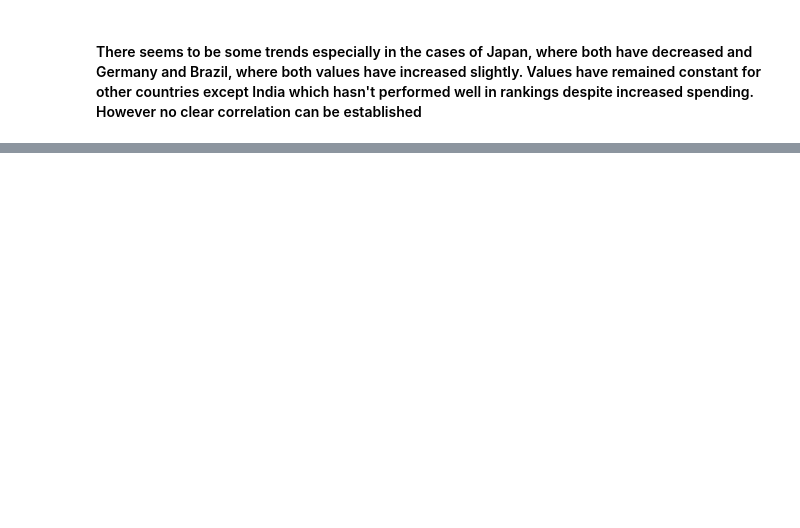
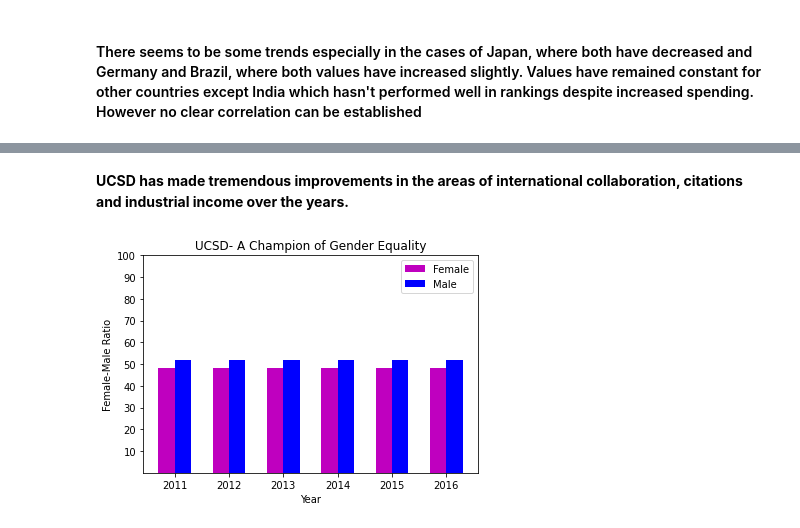
Before and after one commit to aarthy-22/ece-143, a Jupyter notebook: notebook/university_ranking_analysis.ipynb, the cells around one changed output, grey strips where cells are left out. Cells and saved outputs as stored; diff of their text form; code cells hidden in the pictures; blank space fills up the shorter version.

```diff
--- a/notebook/university_ranking_analysis.ipynb
+++ b/notebook/university_ranking_analysis.ipynb
@@ -148,0 +185,22 @@ alt.hconcat(chart1, chart2).configure_axis(
+# %% [markdown]
+**UCSD has made tremendous improvements in the areas of international collaboration, citations and industrial income over the years.**
+# %%
+index=np.arange(2011,2017)
+bar_width=0.3
+fig, ax = plt.subplots()
+female = ax.bar(index,ucsd_details['female_male_ratio'].str.split(":").str[0].astype(int) , bar_width,color='m',
+                label="Female")
+
+male = ax.bar(index+bar_width,ucsd_details['female_male_ratio'].str.split(":").str[1].astype(int),
+                 bar_width, color='b',label="Male")
+
+ax.set_xlabel('Year')
+ax.set_ylabel('Female-Male Ratio')
+ax.set_title('UCSD- A Champion of Gender Equality')
+ax.set_yticks([10,20,30,40,50,60,70,80,90,100])
+ax.set_xticks(index + bar_width / 2)
+ax.set_xticklabels(index)
+ax.legend()
+plt.show()
+# %% [output]
+[figure, added]
```
Also changed, not shown: parts of 9 cells of this notebook.
